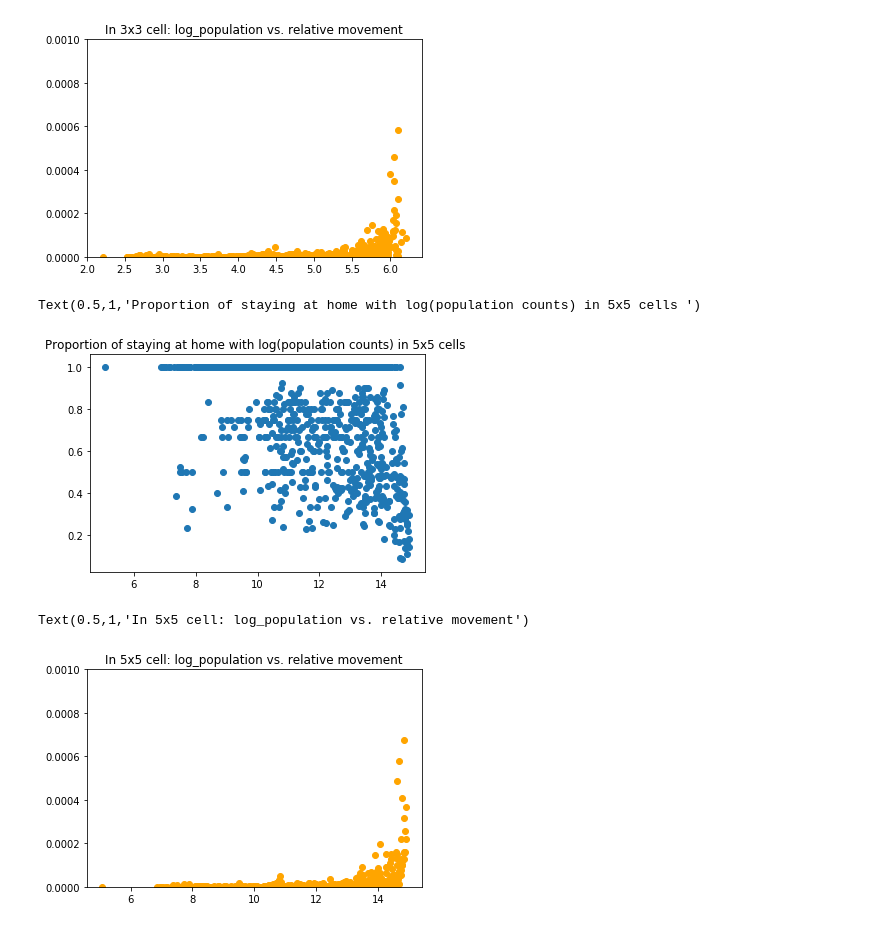
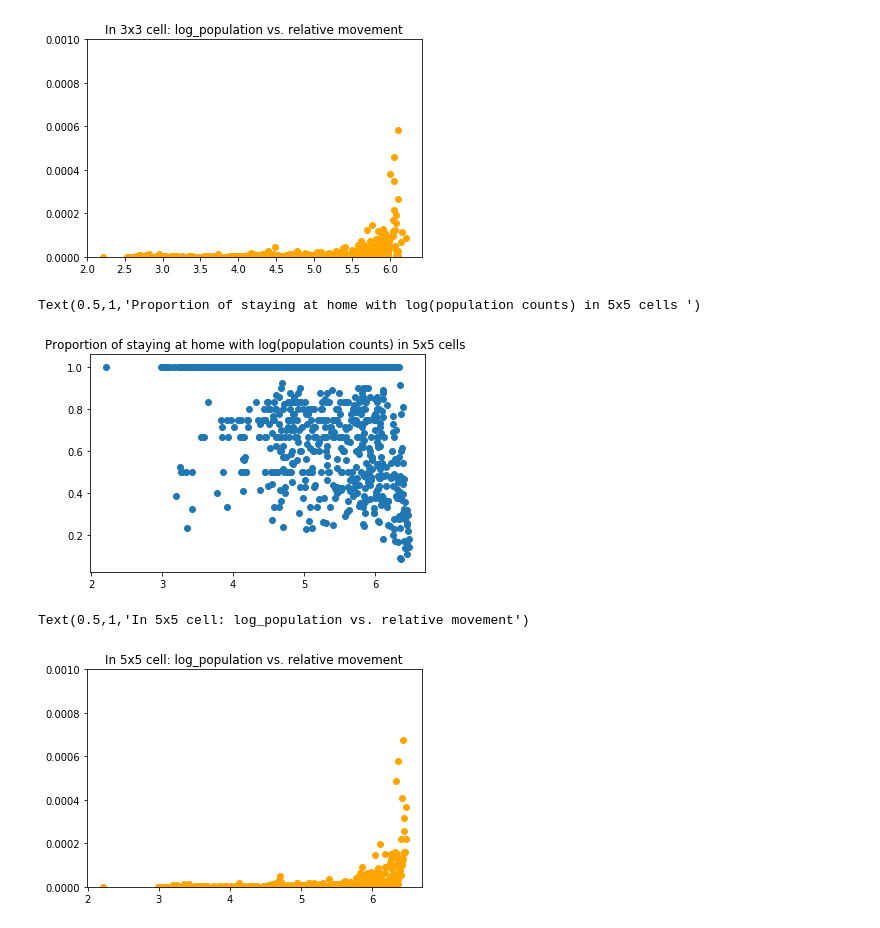
Before and after one commit to QianZhang7/TaR, a Jupyter notebook: regression-mozambique.ipynb, the cells around one changed output. Saved outputs shown, nothing was run; the diff lists cells and outputs as text; code cells hidden in the pictures.

Commit message:
regression mozambique

```diff
--- a/regression-mozambique.ipynb
+++ b/regression-mozambique.ipynb
@@ -236,16 +236,16 @@ Text(0.5,1,'In 3x3 cell: log_population vs. relative movement')
 [figure]
 # %%
 Y2 = mozambique_pop['home_travel']+ mozambique_pop['first_travel'] + mozambique_pop['second_travel']
-X2_log = np.log(mozambique_pop['home_pop'] + mozambique_pop['first_pop_sum'] + mozambique_pop['second_pop_sum'])
+X2_log = np.log10(mozambique_pop['home_pop'] + mozambique_pop['first_pop_sum'] + mozambique_pop['second_pop_sum'])
 scatter_plot_with_correlation_line(X2_log, Y2, "/Users/qianzh/project/TaR/trial/mozambique_second_log.png")
 plt.title("Proportion of staying at home with log(population counts) in 5x5 cells ")
 # %% [output]
 Text(0.5,1,'Proportion of staying at home with log(population counts) in 5x5 cells ')
-[figure, old version]
+[figure, new version]
 # %%
 plt.scatter(X2_log,(mozambique_pop['home_move']+ mozambique_pop['first_move'] + mozambique_pop['second_move']), color = 'orange')
 plt.ylim(0,0.001)
 plt.title("In 5x5 cell: log_population vs. relative movement")
 # %% [output]
 Text(0.5,1,'In 5x5 cell: log_population vs. relative movement')
-[figure, old version]
+[figure, new version]
```
